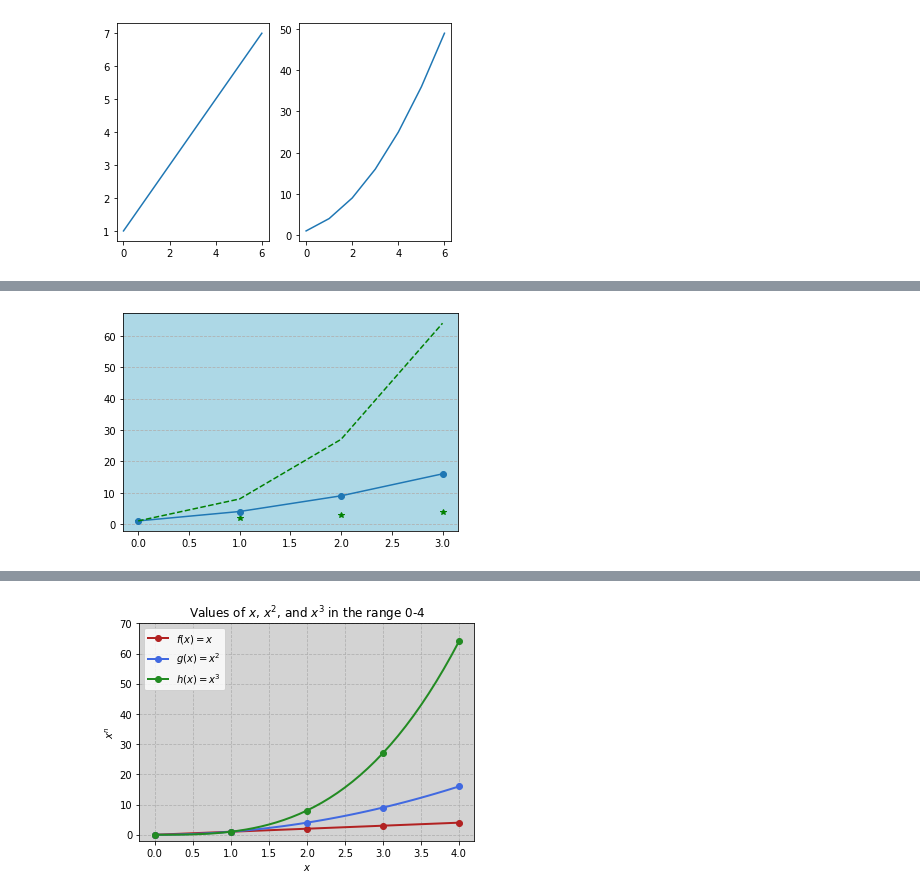
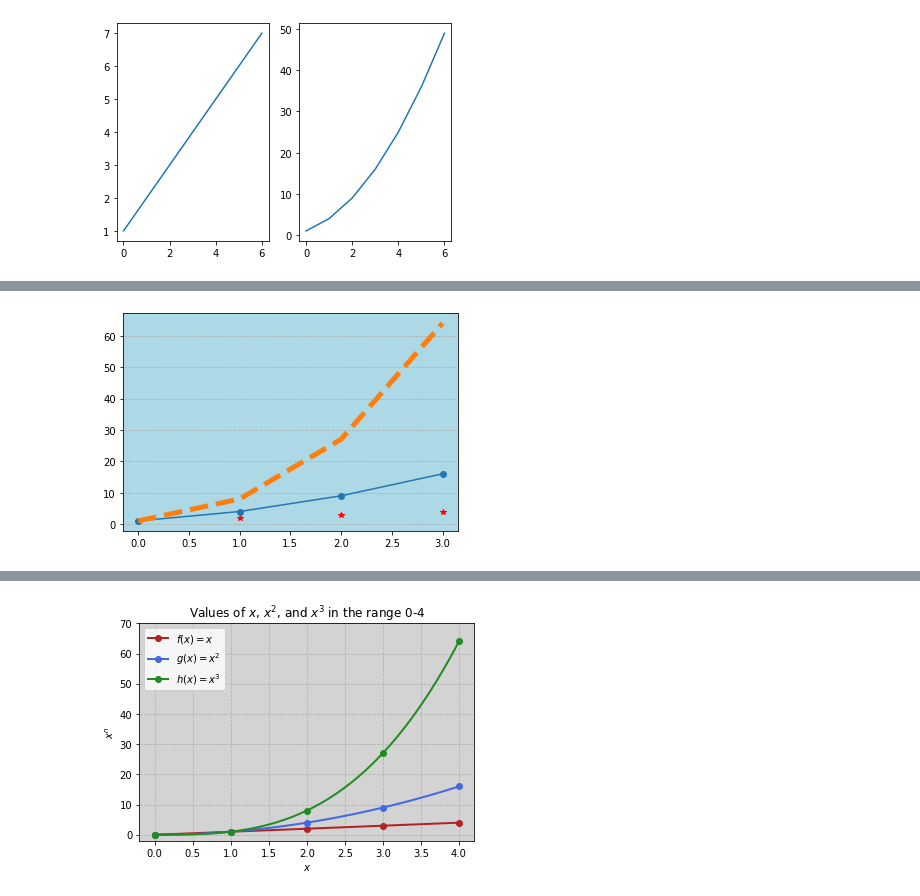
Before and after one commit to ShanePAustin/fundamentals-of-data-analysis, a Jupyter notebook: pyplot.ipynb, the cells around one changed output, grey strips where cells are left out. Drawn from its saved outputs; the diff is of its cells as text; code cells hidden in the pictures.

```diff
--- a/pyplot.ipynb
+++ b/pyplot.ipynb
@@ -139,15 +169,20 @@ plt.legend()
 # %%
 fig, ax = plt.subplots()
 
+#establish the dataset
 x = (1,2,3,4)
 x2 = [x ** 2 for x in x]
 x3 = [x ** 3 for x in x]
 
-plt.plot(x, "*", color = "green")
+#plot just "*" instead of a line, coloured red
+plt.plot(x, "*", color = "red")
+#apply marker
 plt.plot(x2, marker = "o")
-plt.plot(x3, linestyle ="dashed", color = "green")
+#set the linestyle and thickness
+plt.plot(x3, linestyle ="dashed", linewidth = "5")
+#apply a grid (set to only y axis and dashed line)
 plt.grid(axis = "y", linestyle ="dashed")
-
+#change the axis colour
 ax.set_facecolor("lightblue")
 # %% [output]
-[figure, old version]
+[figure, new version]
```
Also changed, not shown: parts of 15 cells of this notebook.
